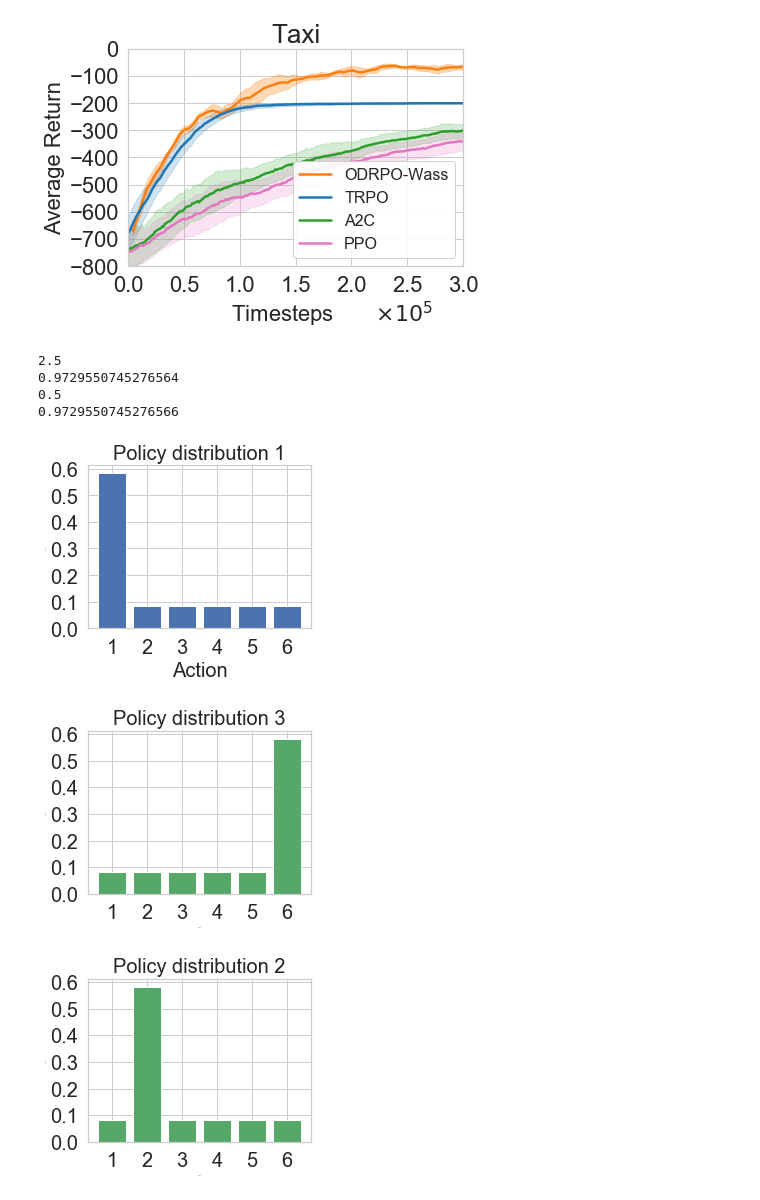
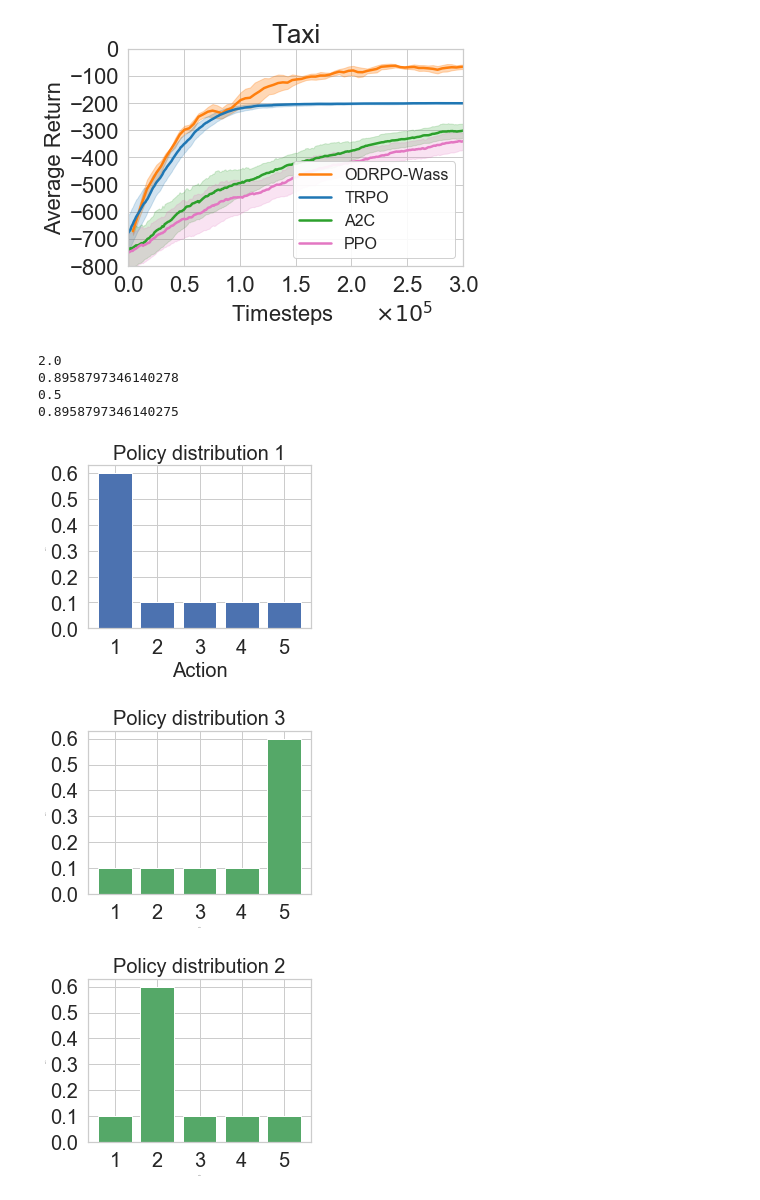
Before and after one commit to kadysongbb/efficient-wpo, a Jupyter notebook: tabular/view_training_tabular.ipynb, the cells around one changed output. Drawn from its saved outputs; the diff is of its cells as text; code cells hidden in the pictures.

```diff
--- a/tabular/view_training_tabular.ipynb
+++ b/tabular/view_training_tabular.ipynb
@@ -236,48 +236,48 @@ PPO
 [figure]
 # %%
 # define samples this way as scipy.stats.wasserstein_distance can't take probability distributions directly
-sampP = [1,1,1,1,1,1,1,2,3,4,5,6]
-sampQ = [1,2,3,4,5,6,6,6,6,6,6,6]
+sampP = [1,1,1,1,1,1,2,3,4,5]
+sampQ = [1,2,3,4,5,5,5,5,5,5]
 # and for scipy.stats.entropy (gives KL divergence here) we want distributions
 P = np.unique(sampP, return_counts=True)[1] / len(sampP)
 Q = np.unique(sampQ, return_counts=True)[1] / len(sampQ)
 # compare to this sample / distribution:
-sampQ2 = [1,2,2,2,2,2,2,2,3,4,5,6]
+sampQ2 = [1,2,2,2,2,2,2,3,4,5]
 Q2 = np.unique(sampQ2, return_counts=True)[1] / len(sampQ2)
 
 
 plt.rcParams["figure.figsize"] = (4,3)
 plt.figure()
 plt.bar(np.arange(len(P)), P, color='b')
-plt.xticks(np.arange(len(P)), np.arange(1,7), fontsize = 20)
+plt.xticks(np.arange(len(P)), np.arange(1,6), fontsize = 20)
 plt.yticks(fontsize = 20)
 plt.ylabel('Probability', fontsize = 0)
 plt.xlabel('Action', fontsize = 20)
 plt.title('Policy distribution 1', fontsize = 20)
 plt.figure()
 plt.bar(np.arange(len(Q)), Q, color='g')
-plt.xticks(np.arange(len(Q)), np.arange(1,7), size = 20)
+plt.xticks(np.arange(len(Q)), np.arange(1,6), size = 20)
 plt.yticks(fontsize = 20)
 plt.ylabel('Probability', fontsize = 0)
 plt.xlabel('Action', fontsize = 0)
 plt.title('Policy distribution 3', fontsize = 20)
 plt.figure()
 plt.bar(np.arange(len(Q2)), Q2, color='g')
-plt.xticks(np.arange(len(Q2)), np.arange(1,7), fontsize = 20)
+plt.xticks(np.arange(len(Q2)), np.arange(1,6), fontsize = 20)
 plt.yticks(fontsize = 20)
 plt.ylabel('Probability', fontsize = 0)
 plt.xlabel('Action', fontsize = 0)
 plt.title('Policy distribution 2', fontsize = 20)
 print(scipy.stats.wasserstein_distance(sampP, sampQ))
 print(scipy.stats.entropy(P, Q))
 print(scipy.stats.wasserstein_distance(sampP, sampQ2))
 print(scipy.stats.entropy(P, Q2))
 plt.show()
 # %% [output]
-2.5
-0.9729550745276564
+2.0
+0.8958797346140278
 0.5
-0.9729550745276566
+0.8958797346140275
-[figure, old version]
+[figure, new version]
-[figure, old version]
+[figure, new version]
-[figure, old version]
+[figure, new version]
```
